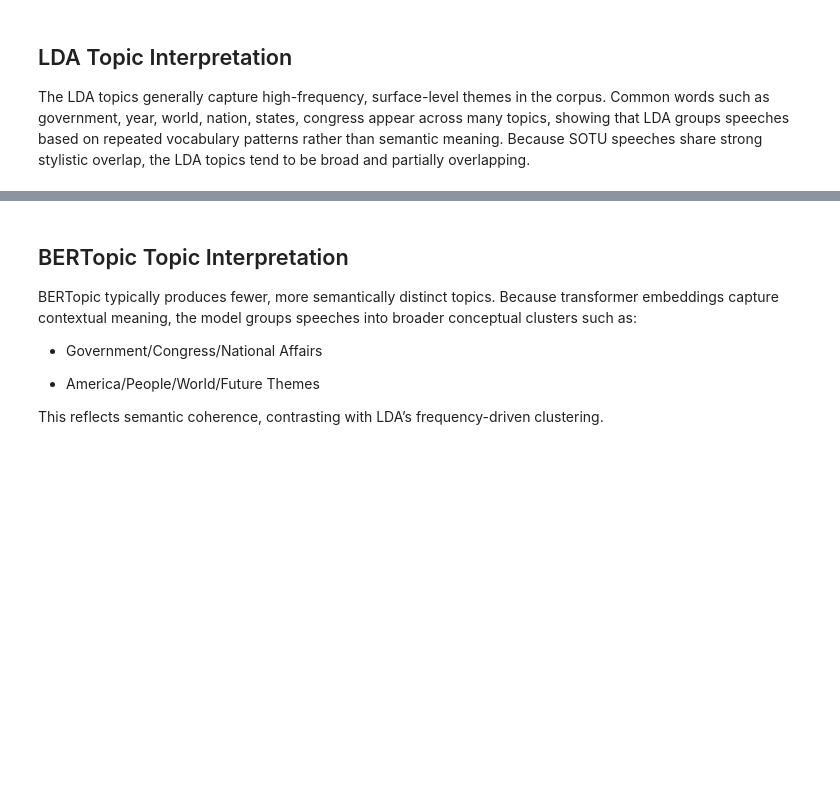
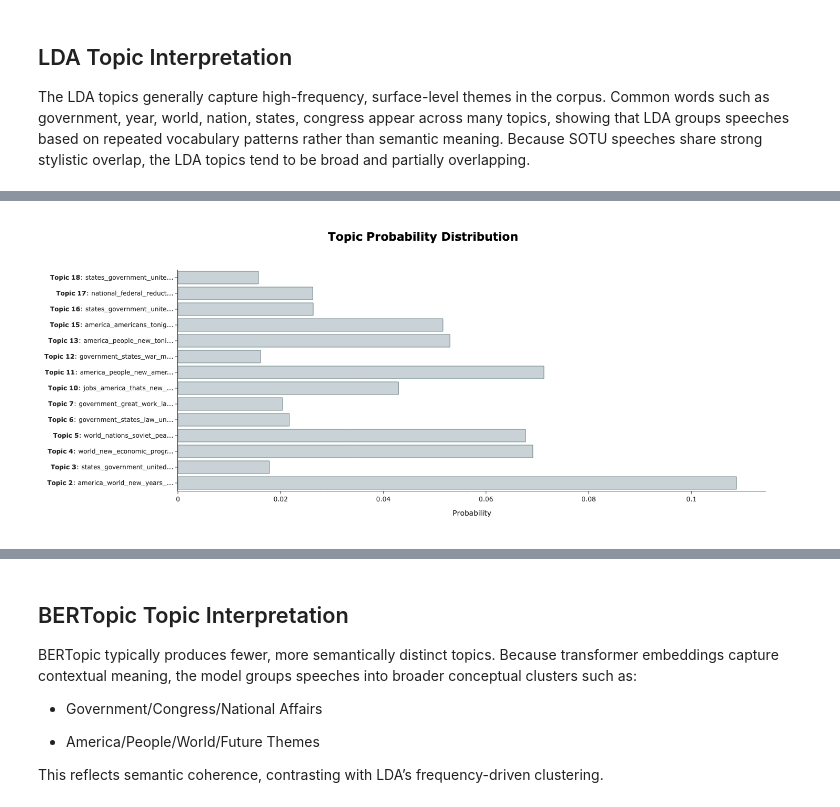
Before and after one commit to UCB-stat-159-f25/proj02-group23, a Jupyter notebook: nlp-P03.ipynb, the cells around one changed output, grey strips where cells are left out. Drawn from its saved outputs; the diff is of its cells as text; code cells hidden in the pictures; blank space fills up the shorter version.

```diff
--- a/nlp-P03.ipynb
+++ b/nlp-P03.ipynb
@@ -113,0 +102,12 @@ topic_info.head()
+# %%
+docs = sou["Text"].to_list()
+# %%
+import umap
+
+umap_model = umap.UMAP(random_state=42)
+
+topic_model = BERTopic(min_topic_size=3, umap_model=umap_model, calculate_probabilities=True)
+topics, probs = topic_model.fit_transform(docs)
+
+vectorizer_model = CountVectorizer(stop_words="english")
+topic_model.update_topics(docs, vectorizer_model=vectorizer_model)
@@ -113,0 +135,5 @@ topic_info.head()
+# %%
+first_probs = probs[0]
+topic_model.visualize_distribution(first_probs)
+# %% [output]
+[figure, added]
```
Also changed, not shown: parts of 14 cells of this notebook, 5 other files.
